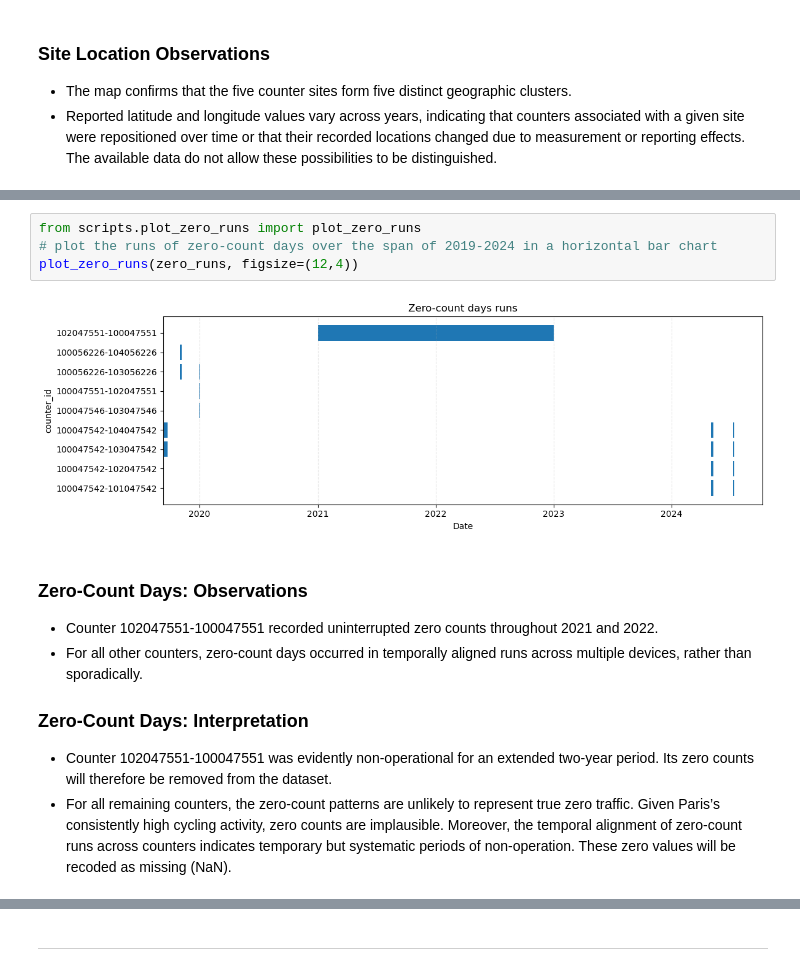
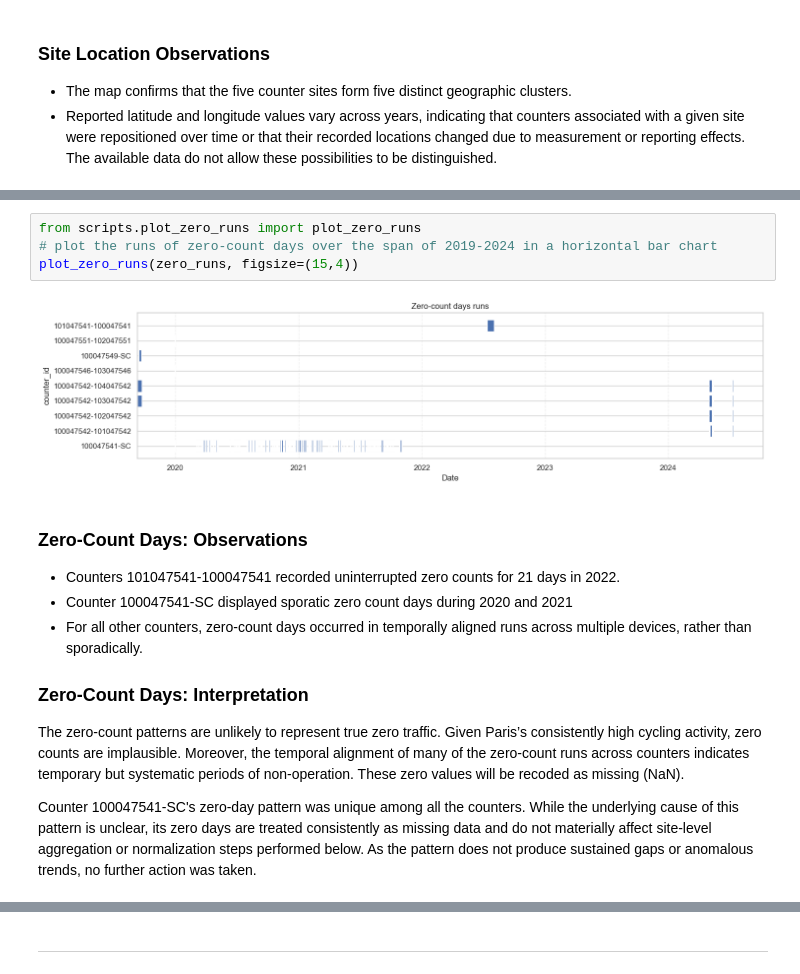
Before and after one commit to bpgodsil/meteo_velo, a Jupyter notebook: notebooks/03_bike_data_preprocess.ipynb, the cells around one changed output, grey strips where cells are left out. Cells and saved outputs as stored; diff of their text form.

```diff
--- a/notebooks/03_bike_data_preprocess.ipynb
+++ b/notebooks/03_bike_data_preprocess.ipynb
@@ -142,15 +133,18 @@ display(zero_runs)
 # %%
 from scripts.plot_zero_runs import plot_zero_runs
 # plot the runs of zero-count days over the span of 2019-2024 in a horizontal bar chart
-plot_zero_runs(zero_runs, figsize=(12,4))
+plot_zero_runs(zero_runs, figsize=(15,4))
 # %% [output]
-[figure, old version]
+[figure, new version]
 # %% [markdown]
 ### Zero-Count Days: Observations
 
-- Counter 102047551-100047551 recorded uninterrupted zero counts throughout 2021 and 2022.
+- Counters 101047541-100047541 recorded uninterrupted zero counts for 21 days in 2022.
+- Counter 100047541-SC displayed sporatic zero count days during 2020 and 2021
 - For all other counters, zero-count days occurred in temporally aligned runs across multiple devices, rather than sporadically.
 
 ### Zero-Count Days: Interpretation
-- Counter 102047551-100047551 was evidently non-operational for an extended two-year period. Its zero counts will therefore be removed from the dataset.
-- For all remaining counters, the zero-count patterns are unlikely to represent true zero traffic. Given Paris’s consistently high cycling activity, zero counts are implausible. Moreover, the temporal alignment of zero-count runs across counters indicates temporary but systematic periods of non-operation. These zero values will be recoded as missing (NaN).
+
+The zero-count patterns are unlikely to represent true zero traffic. Given Paris’s consistently high cycling activity, zero counts are implausible. Moreover, the temporal alignment of many of the zero-count runs across counters indicates temporary but systematic periods of non-operation. These zero values will be recoded as missing (NaN).
+
+Counter 100047541-SC's zero-day pattern was unique among all the counters. While the underlying cause of this pattern is unclear, its zero days are treated consistently as missing data and do not materially affect site-level aggregation or normalization steps performed below. As the pattern does not produce sustained gaps or anomalous trends, no further action was taken.
```
Also changed, not shown: parts of 40 cells of this notebook, 3 other files.
